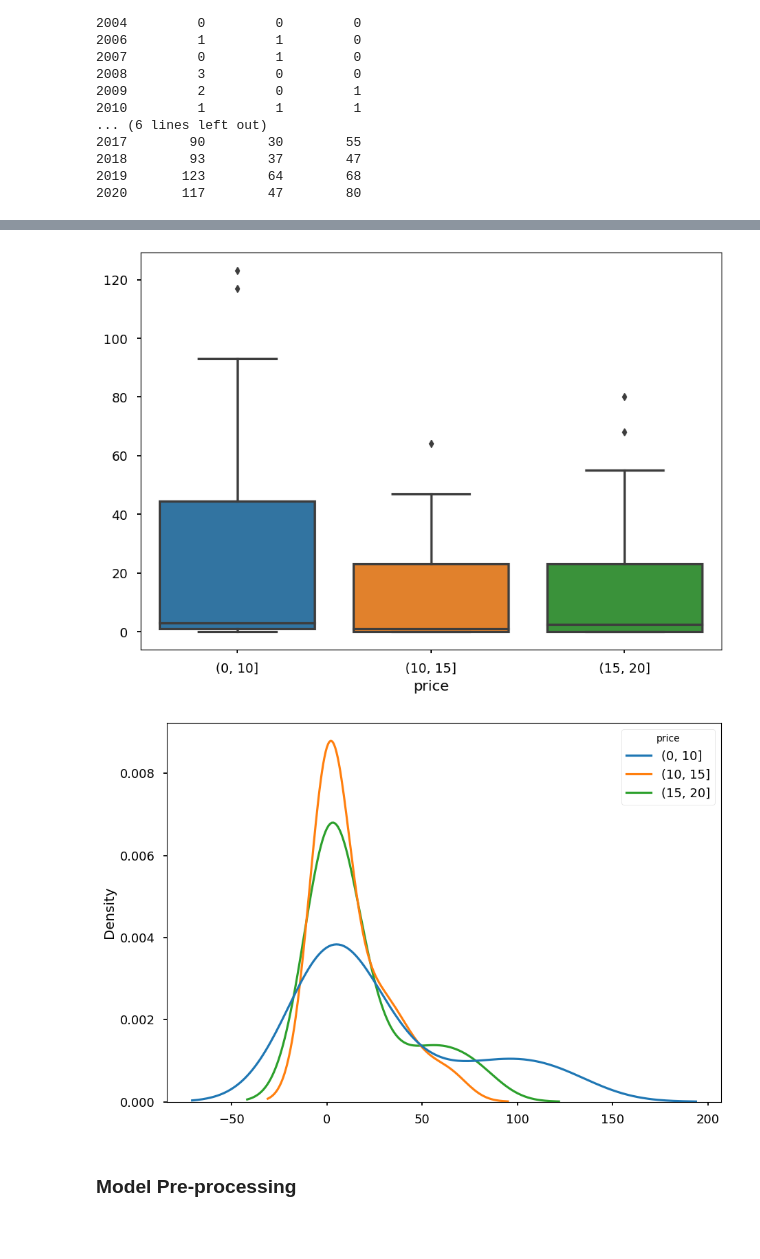
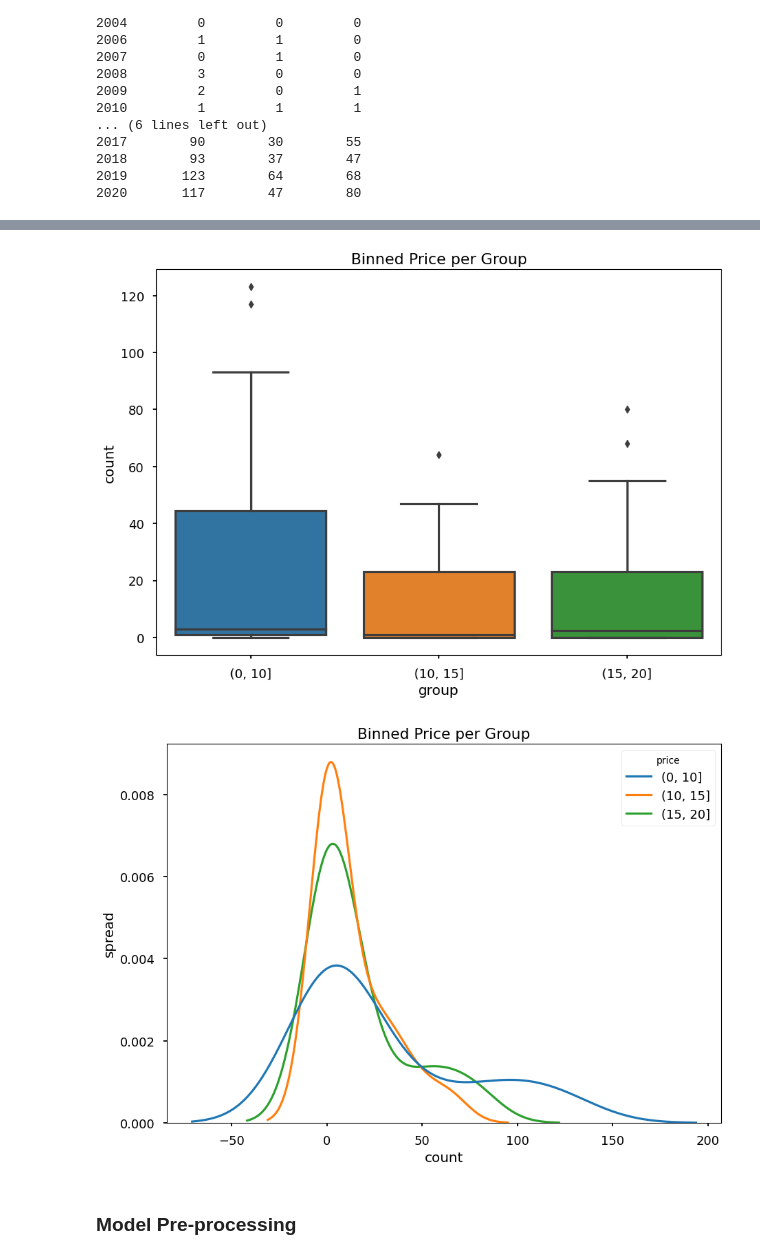
Before and after one commit to hypothetical-lemon/COMP4448, a Jupyter notebook: final_project.ipynb, the cells around one changed output, grey strips where cells are left out. Cells and saved outputs as stored; diff of their text form; code cells hidden in the pictures; blank space fills up the shorter version.

Commit message:
add chart labels

```diff
--- a/final_project.ipynb
+++ b/final_project.ipynb
@@ -502,11 +503,11 @@ price_group.size().unstack().plot(xlabel="year", ylabel="count");
 # %%
-sns.boxplot(price_group.size().unstack());
+sns.boxplot(price_group.size().unstack()).set(xlabel="group", ylabel="count", title='Binned Price per Group');
 # %% [output]
-[figure, old version]
+[figure, new version]
 # %%
-sns.kdeplot(price_group.size().unstack());
+sns.kdeplot(price_group.size().unstack()).set(xlabel="count", ylabel="spread", title='Binned Price per Group');
 # %% [output]
-[figure, old version]
+[figure, new version]
 # %% [markdown]
 ### Model Pre-processing
 # %%
```
Also changed, not shown: parts of 4 cells of this notebook.
